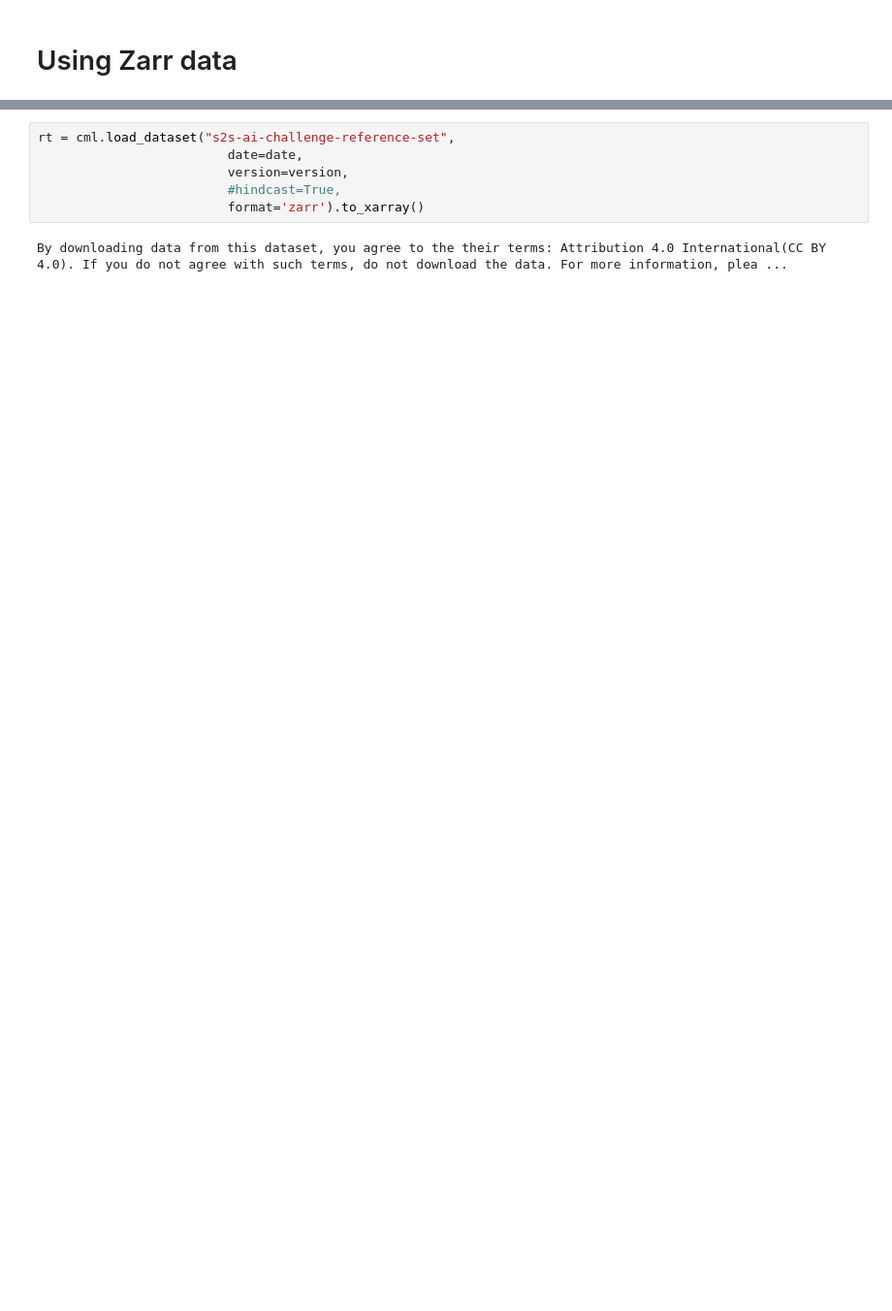
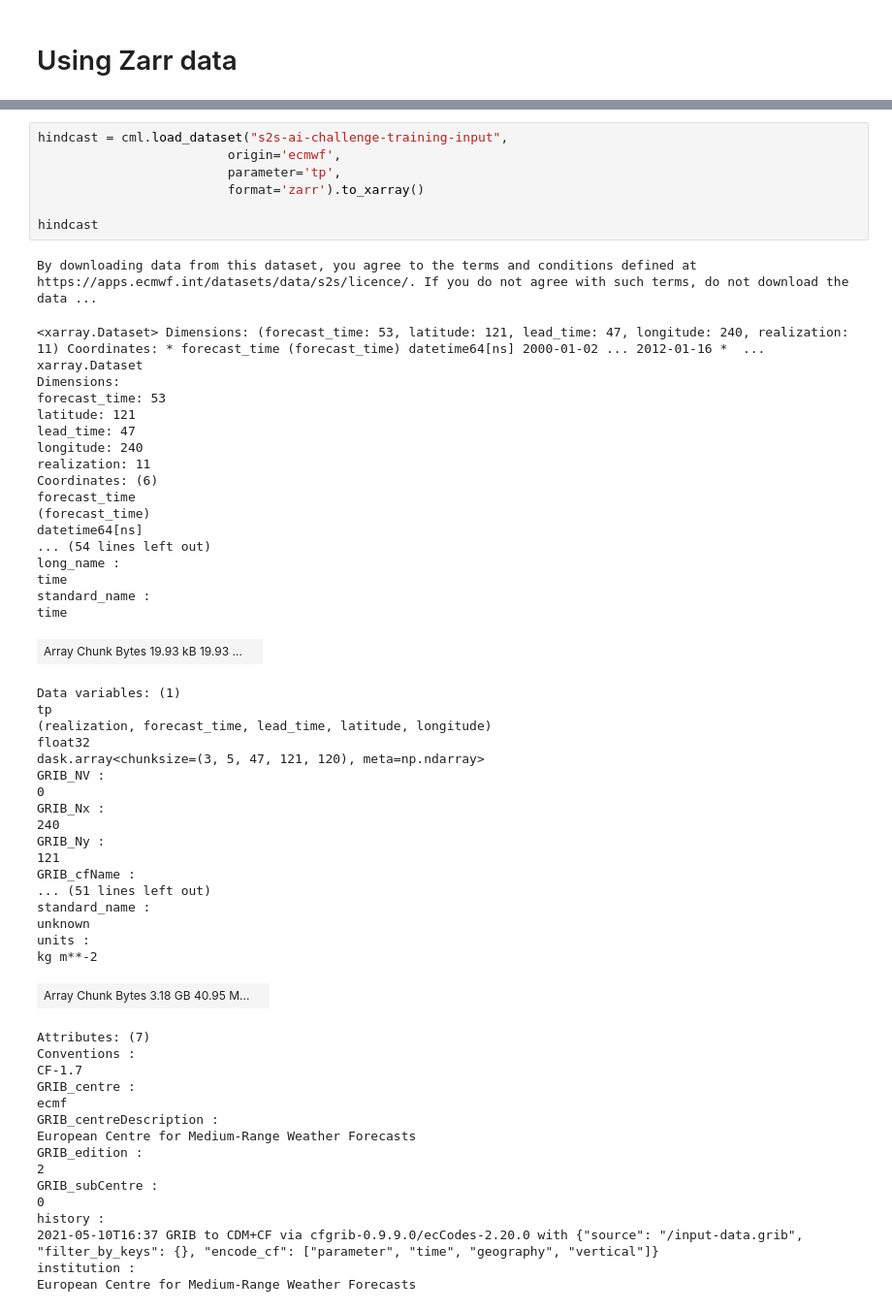
Before and after one commit to ecmwf-lab/climetlab-s2s-ai-challenge, a Jupyter notebook: notebooks/demo_zarr_experimental.ipynb, the cells around one changed output, grey strips where cells are left out. Shown at 97% size. Cells and saved outputs as stored; diff of their text form; blank space fills up the shorter version.

```diff
--- a/notebooks/demo_zarr_experimental.ipynb
+++ b/notebooks/demo_zarr_experimental.ipynb
@@ -31,8 +18,60 @@ Let us get the zarr pointer to the data for realtime data. The "date" argument a
 # %%
-rt = cml.load_dataset("s2s-ai-challenge-reference-set",
-                         date=date,
-                         version=version,
-                         #hindcast=True,
+hindcast = cml.load_dataset("s2s-ai-challenge-training-input",
+                         origin='ecmwf',
+                         parameter='tp',
                          format='zarr').to_xarray()
+
+hindcast
 # %% [output]
-By downloading data from this dataset, you agree to the their terms: Attribution 4.0 International(CC BY 4.0). If you do not agree with such terms, do not download the data. For more information, plea ...
+By downloading data from this dataset, you agree to the terms and conditions defined at https://apps.ecmwf.int/datasets/data/s2s/licence/. If you do not agree with such terms, do not download the data ...
+<xarray.Dataset> Dimensions: (forecast_time: 53, latitude: 121, lead_time: 47, longitude: 240, realization: 11) Coordinates: * forecast_time (forecast_time) datetime64[ns] 2000-01-02 ... 2012-01-16 *  ...
+xarray.Dataset
+Dimensions:
+forecast_time: 53
+latitude: 121
+lead_time: 47
+longitude: 240
+realization: 11
+Coordinates: (6)
+forecast_time
+(forecast_time)
+datetime64[ns]
+... (54 lines left out)
+long_name :
+time
+standard_name :
+time
+| Array Chunk Bytes 19.93 kB 19.93 ... |  |
+Data variables: (1)
+tp
+(realization, forecast_time, lead_time, latitude, longitude)
+float32
+dask.array<chunksize=(3, 5, 47, 121, 120), meta=np.ndarray>
+GRIB_NV :
+0
+GRIB_Nx :
+240
+GRIB_Ny :
+121
+GRIB_cfName :
+... (51 lines left out)
+standard_name :
+unknown
+units :
+kg m**-2
+| Array Chunk Bytes 3.18 GB 40.95 M... |  |
+Attributes: (7)
+Conventions :
+CF-1.7
+GRIB_centre :
+ecmf
+GRIB_centreDescription :
+European Centre for Medium-Range Weather Forecasts
+GRIB_edition :
+2
+GRIB_subCentre :
+0
+history :
+2021-05-10T16:37 GRIB to CDM+CF via cfgrib-0.9.9.0/ecCodes-2.20.0 with {"source": "/input-data.grib", "filter_by_keys": {}, "encode_cf": ["parameter", "time", "geography", "vertical"]}
+institution :
+European Centre for Medium-Range Weather Forecasts
```
Also changed, not shown: parts of 23 cells of this notebook.
